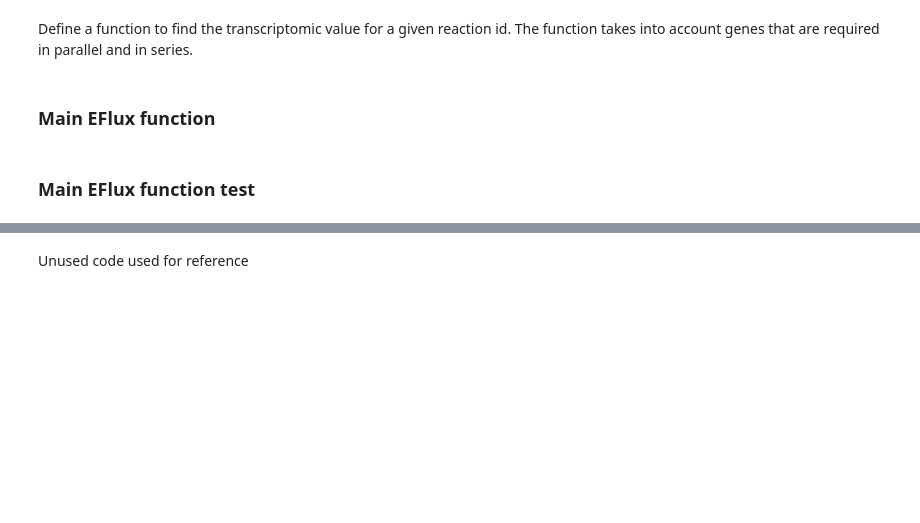
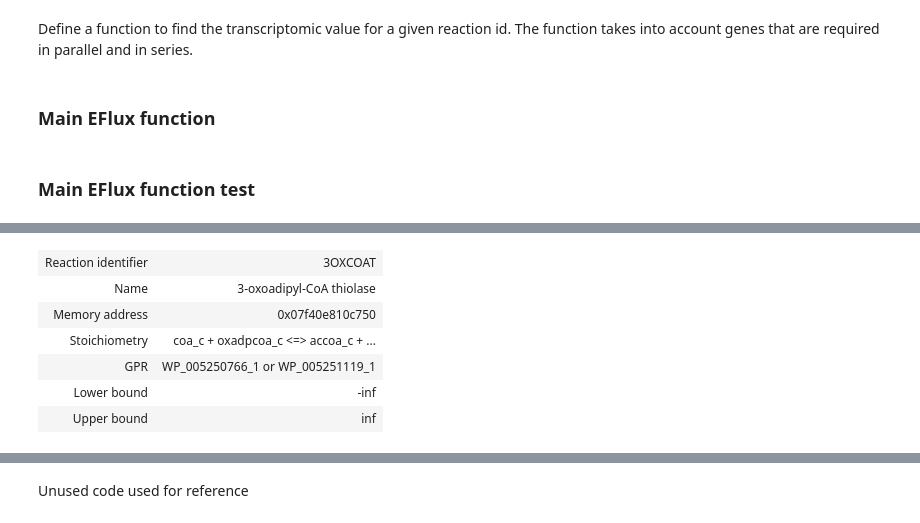
Before and after one commit to LBLQMM/RhodococcusGSM, a Jupyter notebook: Biodesign_gr/notebooks/I_EFLUX2-SPOT_predictionswithreprocesseddata-grcs-2.ipynb, the cells around one changed output, grey strips where cells are left out. Saved outputs shown, nothing was run; the diff lists cells and outputs as text; code cells hidden in the pictures; blank space fills up the shorter version.

```diff
--- a/Biodesign_gr/notebooks/I_EFLUX2-SPOT_predictionswithreprocesseddata-grcs-2.ipynb
+++ b/Biodesign_gr/notebooks/I_EFLUX2-SPOT_predictionswithreprocesseddata-grcs-2.ipynb
@@ -171,0 +234,10 @@ Given the bounds from transcriptmics and a minimum absolute bound of 30, flux ba
+# %%
+model.reactions.get_by_id('3OXCOAT')
+# %% [output]
+| Reaction identifier | 3OXCOAT |
+| Name | 3-oxoadipyl-CoA thiolase |
+| Memory address | 0x07f40e810c750 |
+| Stoichiometry | coa_c + oxadpcoa_c <=> accoa_c + ... |
+| GPR | WP_005250766_1 or WP_005251119_1 |
+| Lower bound | -inf |
+| Upper bound | inf |
```
Also changed, not shown: parts of 10 cells of this notebook.
